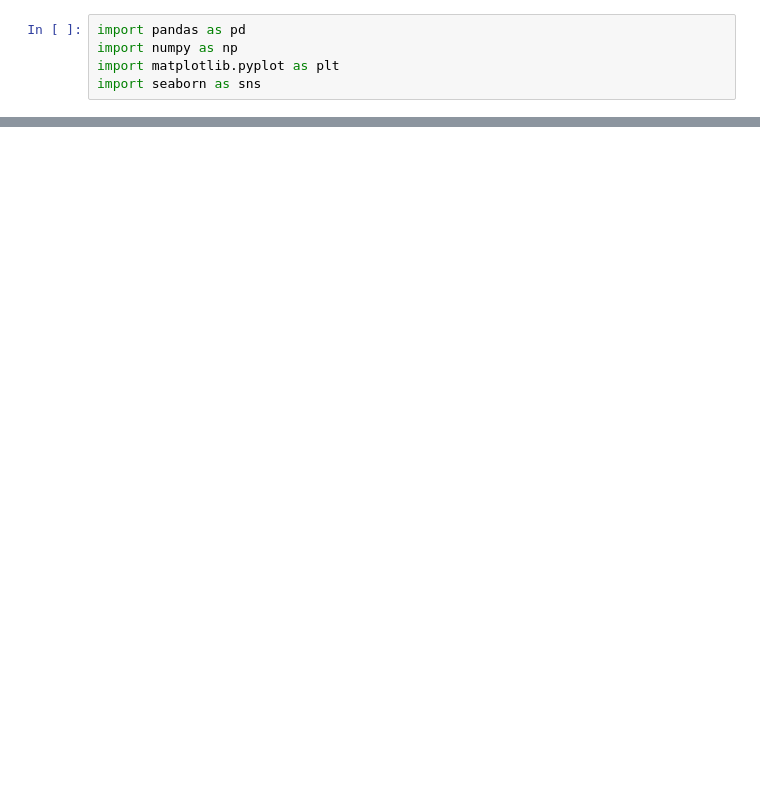
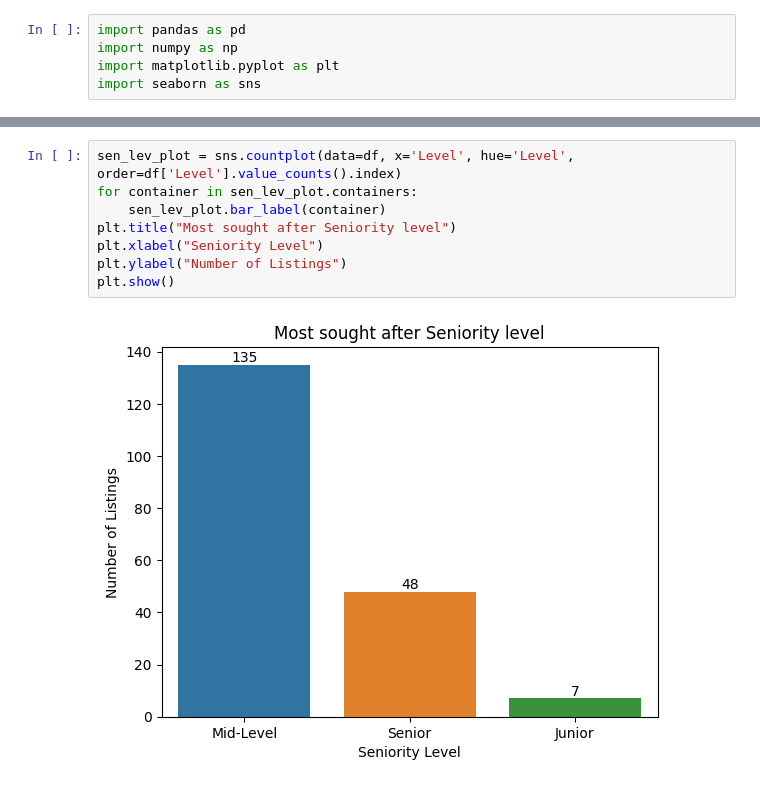
Before and after one commit to Franxed/Data-Science-Roles-Observed-in-South-Africa-Western-Cape-Data-Analyst-Project, a Jupyter notebook: eda.ipynb, the cells around one changed output, grey strips where cells are left out. Saved outputs shown, nothing was run; the diff lists cells and outputs as text; blank space fills up the shorter version.

```diff
--- a/eda.ipynb
+++ b/eda.ipynb
@@ -53,0 +70,10 @@ Name: count, dtype: int64
+# %%
+sen_lev_plot = sns.countplot(data=df, x='Level', hue='Level', order=df['Level'].value_counts().index)
+for container in sen_lev_plot.containers:
+    sen_lev_plot.bar_label(container)
+plt.title("Most sought after Seniority level")
+plt.xlabel("Seniority Level")
+plt.ylabel("Number of Listings")
+plt.show()
+# %% [output]
+[figure, added]
```
Also changed, not shown: parts of 41 cells of this notebook, 1 other file.
